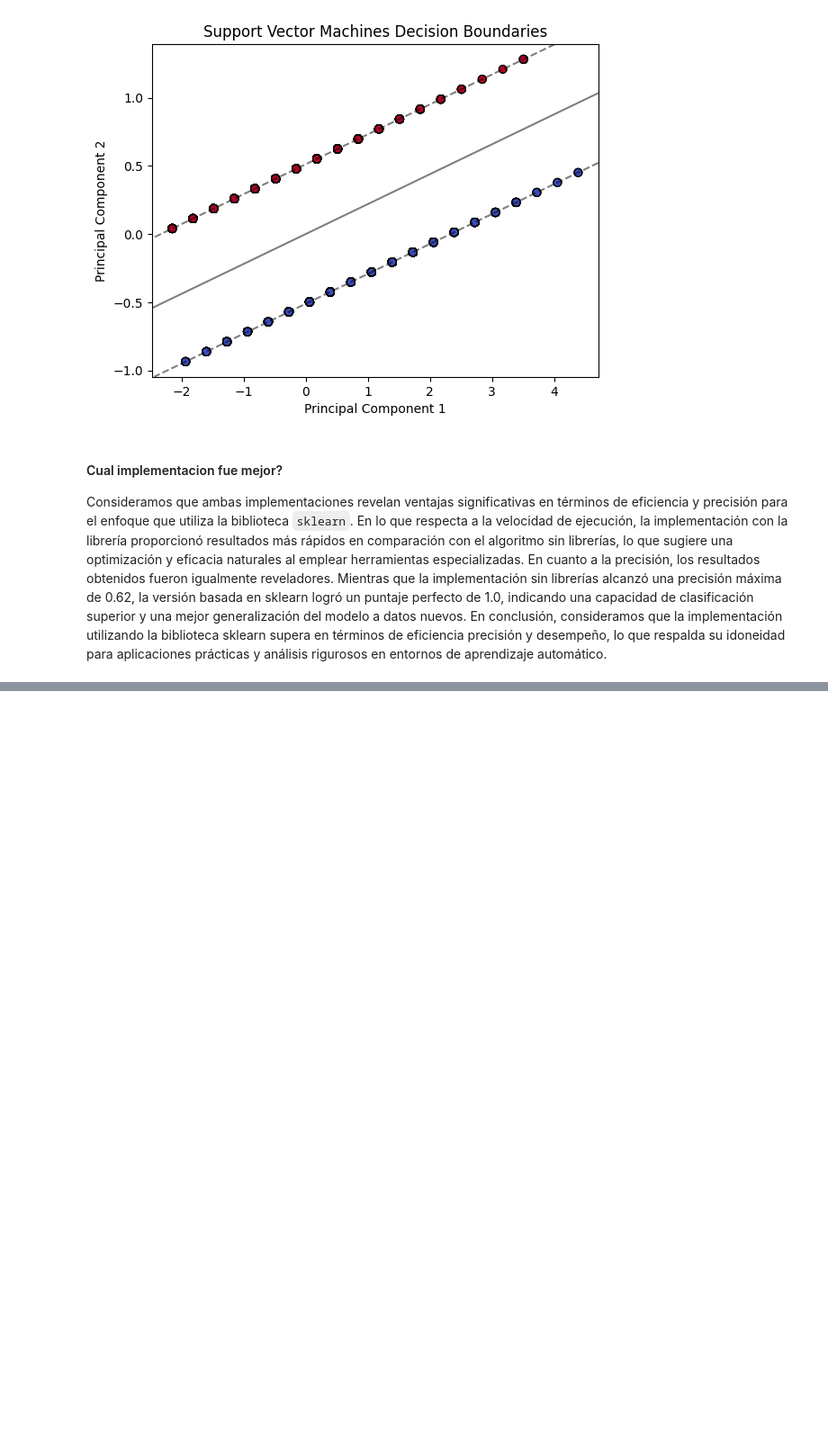
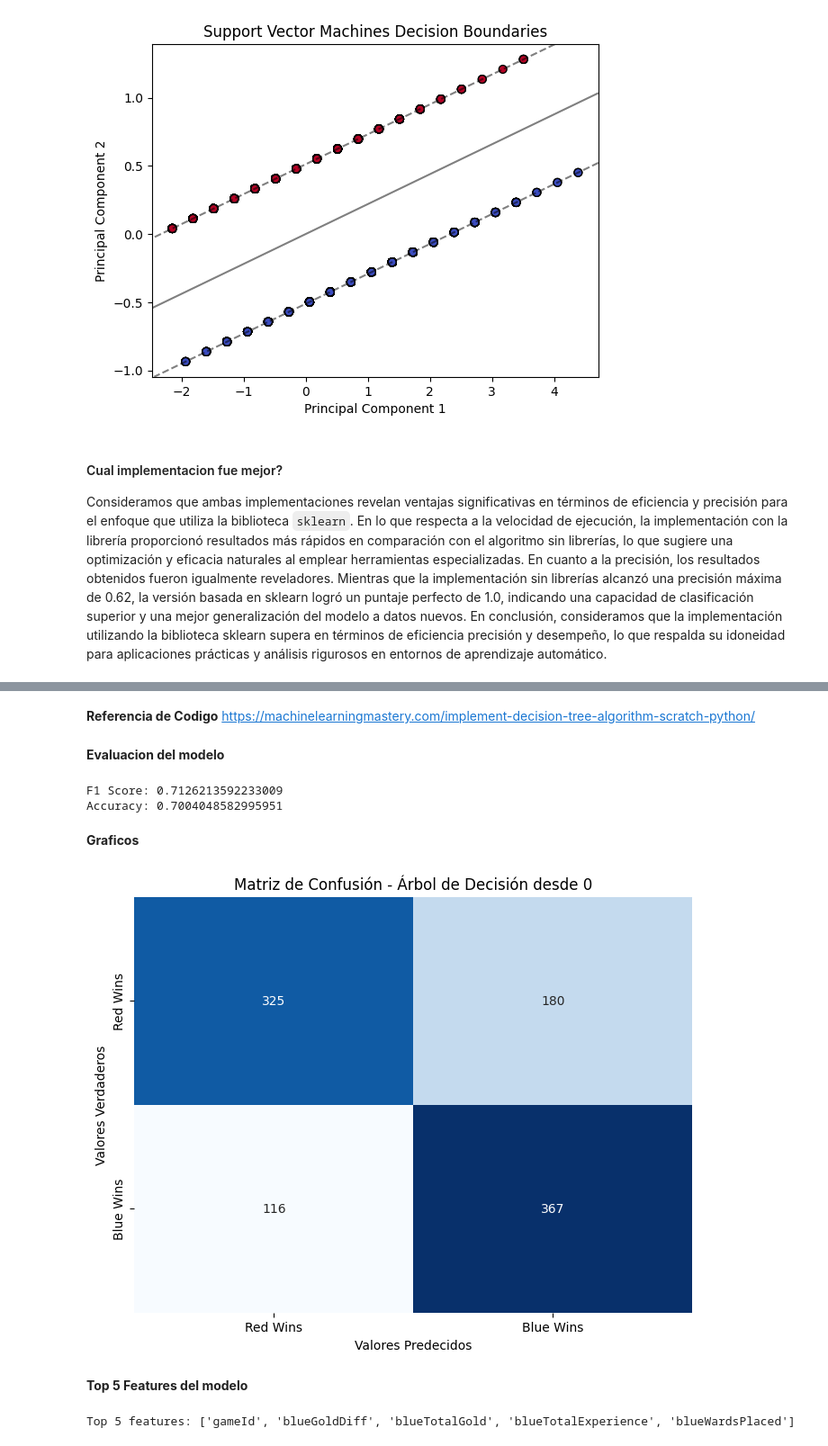
Before and after one commit to mariaRam2003/Laboratorio2_IA, a Jupyter notebook: Task3.ipynb, the cells around one changed output, grey strips where cells are left out. Shown: that part at 90% size. Cells and saved outputs as stored; diff of their text form; code cells hidden in the pictures; blank space fills up the shorter version.

Commit message:
Task 3.2 y Task 3.3
Modelo desde 0 Arbol
Tuning
Task 3.3 Comparacion de modelos

```diff
--- a/Task3.ipynb
+++ b/Task3.ipynb
@@ -386,0 +522,12 @@ Consideramos que ambas implementaciones revelan ventajas significativas en térm
+# %%
+def predict(node, row):
+    if row[node['index']] < node['value']:
+        if isinstance(node['left'], dict):
+            return predict(node['left'], row)
+        else:
+            return node['left']
+    else:
+        if isinstance(node['right'], dict):
+            return predict(node['right'], row)
+        else:
+            return node['right']
@@ -386,0 +555,55 @@ Consideramos que ambas implementaciones revelan ventajas significativas en térm
+# %% [markdown]
+**Referencia de Codigo**
+https://machinelearningmastery.com/implement-decision-tree-algorithm-scratch-python/
+# %% [markdown]
+**Evaluacion del modelo**
+# %%
+from sklearn.metrics import f1_score
+
+# Extraer las clases reales del conjunto de prueba
+actual = [row[-1] for row in test_set]
+
+# Calcular F1 Score
+f1 = f1_score(actual, predictions)
+
+print(f'F1 Score: {f1}')
+
+# Calcular el accuracy
+correct_predictions = sum([actual[i] == predictions[i] for i in range(len(actual))])
+accuracy = correct_predictions / len(actual)
+print(f'Accuracy: {accuracy}')
+# %% [output]
+F1 Score: 0.7126213592233009
+Accuracy: 0.7004048582995951
+# %% [markdown]
+**Graficos**
+# %%
+from sklearn.metrics import confusion_matrix
+# Generar la matriz de confusión
+conf_matrix = confusion_matrix(actual, predictions)
+
+# Visualizar la matriz de confusión
+plt.figure(figsize=(8, 6))
+sns.heatmap(conf_matrix, annot=True, cmap='Blues', fmt='d', cbar=False, xticklabels=['Red Wins', 'Blue Wins'], yticklabels=['Red Wins', 'Blue Wins'])
+plt.xlabel('Valores Predecidos')
+plt.ylabel('Valores Verdaderos')
+plt.title('Matriz de Confusión - Árbol de Decisión desde 0')
+plt.show()
+# %% [output]
+[figure, added]
+# %% [markdown]
+**Top 5 Features del modelo**
+# %%
+# Asegúrate de que tienes una lista de los nombres de las columnas
+feature_names = list(X.columns)
+
+# Analizar la importancia de las características
+sorted_features = sorted(feature_importance.items(), key=lambda x: x[1], reverse=True)
+top_5_features_indices = [index for index, importance in sorted_features[:5]]
+
+# Mapear los índices a los nombres de las características
+top_5_feature_names = [feature_names[index] for index in top_5_features_indices]
+
+print("Top 5 features:", top_5_feature_names)
+# %% [output]
+Top 5 features: ['gameId', 'blueGoldDiff', 'blueTotalGold', 'blueTotalExperience', 'blueWardsPlaced']
```
Also changed, not shown: parts of 32 cells of this notebook.
